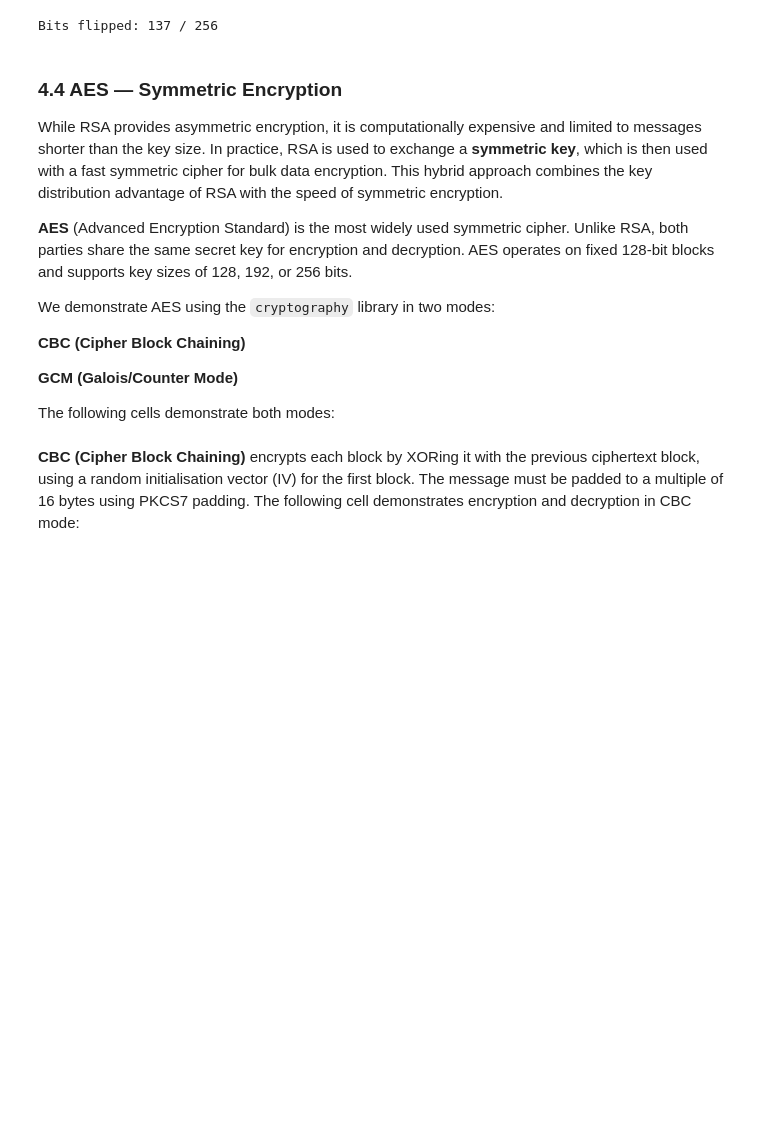
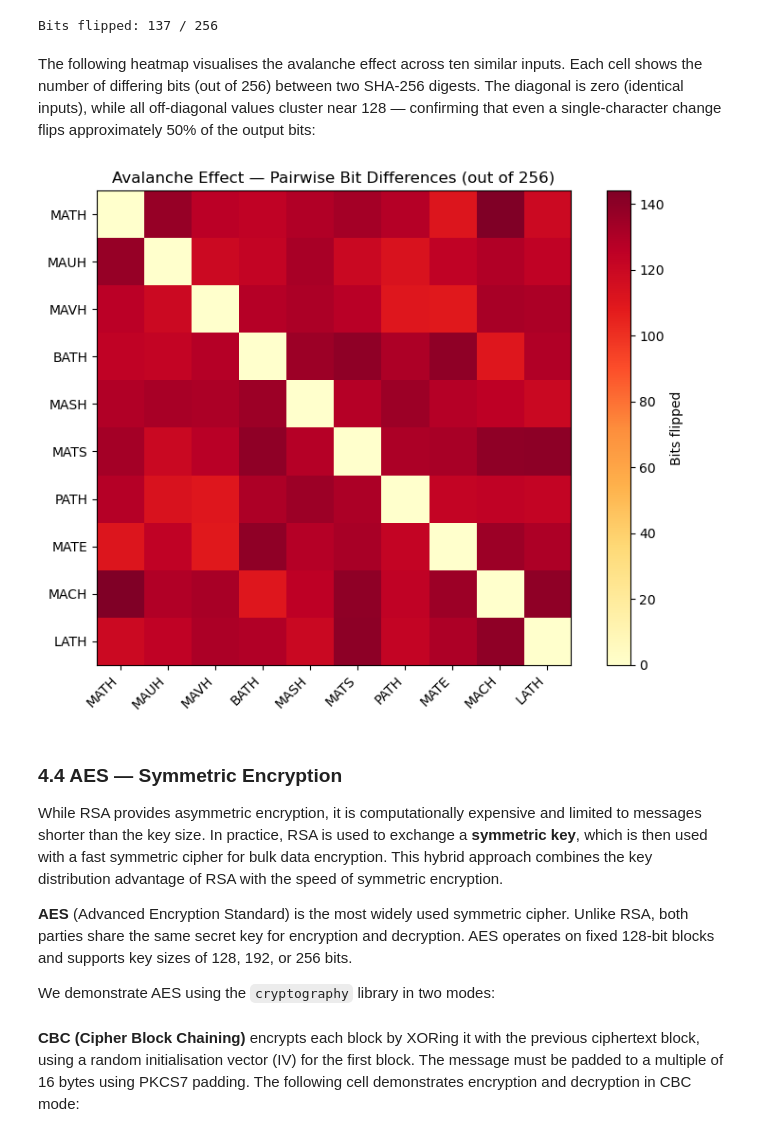
Before and after one commit to AdelinChaushev/Softuni_Math_For_Developers_Course_Project, a Jupyter notebook: ModernCryptography.ipynb, the cells around one changed output. Cells and saved outputs as stored; diff of their text form; code cells hidden in the pictures; blank space fills up the shorter version.

```diff
--- a/ModernCryptography.ipynb
+++ b/ModernCryptography.ipynb
@@ -1456,6 +1553,38 @@ flipped = bin(xor).count('1')
 print(f"Bits flipped: {flipped} / 256")
 # %% [output]
 Bits flipped: 137 / 256
+# %% [markdown]
+The following heatmap visualises the avalanche effect across ten
+similar inputs. Each cell shows the number of differing bits
+(out of 256) between two SHA-256 digests. The diagonal is zero
+(identical inputs), while all off-diagonal values cluster near
+128 — confirming that even a single-character change flips
+approximately 50% of the output bits:
+# %%
+words = ["MATH", "MAUH", "MAVH", "BATH", "MASH", "MATS", "PATH", "MATE", "MACH", "LATH"]
+
+hashes = [int.from_bytes(hashlib.sha256(w.encode()).digest(), 'big') for w in words]
+
+n = len(words)
+diff_matrix = np.zeros((n, n))
+
+for i in range(n):
+    for j in range(n):
+        xor = hashes[i] ^ hashes[j]
+        diff_matrix[i][j] = bin(xor).count('1')
+
+fig, ax = plt.subplots(figsize=(8, 6))
+im = ax.imshow(diff_matrix, cmap='YlOrRd')
+ax.set_xticks(range(n))
+ax.set_yticks(range(n))
+ax.set_xticklabels(words, rotation=45, ha='right')
+ax.set_yticklabels(words)
+ax.set_title('Avalanche Effect — Pairwise Bit Differences (out of 256)')
+plt.colorbar(im, label='Bits flipped')
+plt.tight_layout()
+plt.show()
+# %% [output]
+[figure, added]
 # %% [markdown]
 ### 4.4 AES — Symmetric Encryption
 
@@ -1472,12 +1601,6 @@ key for encryption and decryption. AES operates on fixed 128-bit
 blocks and supports key sizes of 128, 192, or 256 bits.
 
 We demonstrate AES using the `cryptography` library in two modes:
-
-**CBC (Cipher Block Chaining)**
-
-**GCM (Galois/Counter Mode)**
-
-The following cells demonstrate both modes:
 # %% [markdown]
 **CBC (Cipher Block Chaining)** encrypts each block by XORing it with
 the previous ciphertext block, using a random initialisation vector (IV)
```
Also changed, not shown: parts of 34 cells of this notebook.
